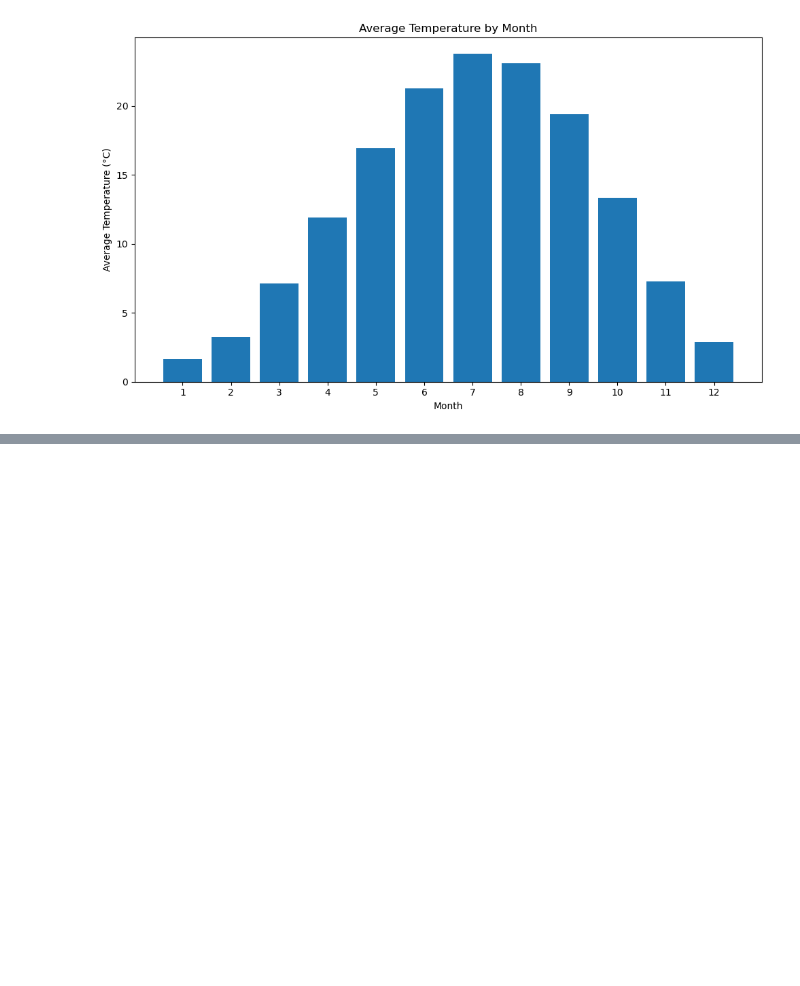
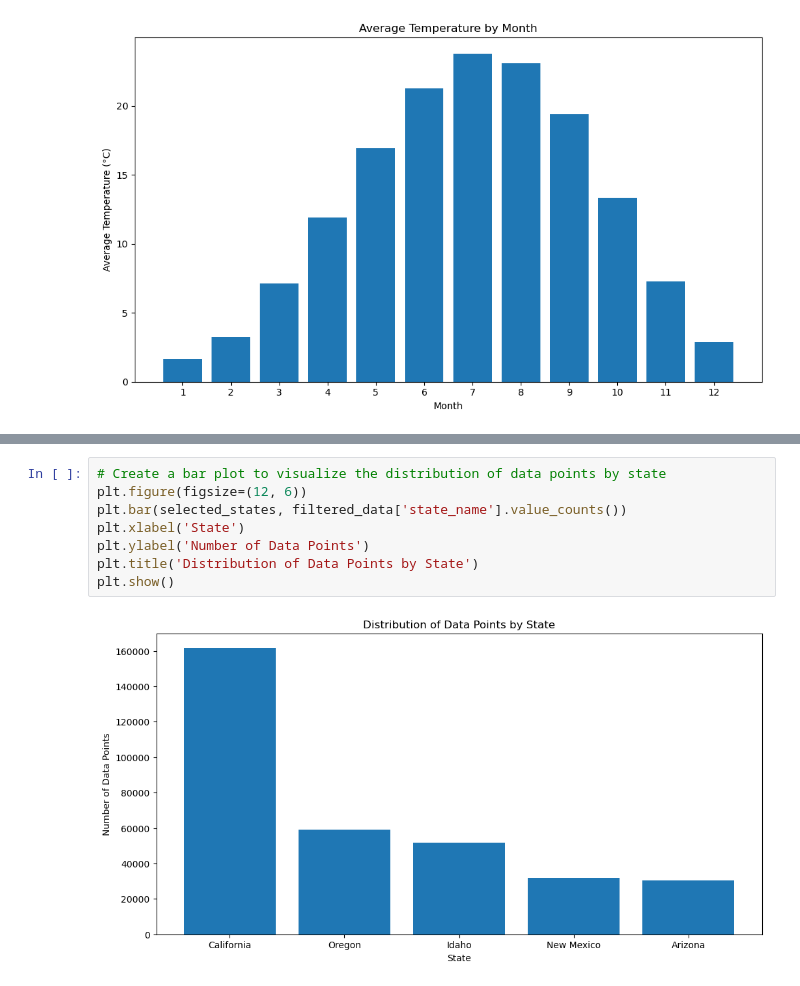
Before and after one commit to Pissane/Capstone_Project, a Jupyter notebook: seasonal_dependence.ipynb, the cells around one changed output, grey strips where cells are left out. Drawn from its saved outputs; the diff is of its cells as text; blank space fills up the shorter version.

```diff
--- a/seasonal_dependence.ipynb
+++ b/seasonal_dependence.ipynb
@@ -111,0 +203,10 @@ plt.show()
+# %%
+# Create a bar plot to visualize the distribution of data points by state
+plt.figure(figsize=(12, 6))
+plt.bar(selected_states, filtered_data['state_name'].value_counts())
+plt.xlabel('State')
+plt.ylabel('Number of Data Points')
+plt.title('Distribution of Data Points by State')
+plt.show()
+# %% [output]
+[figure, added]
```
Also changed, not shown: parts of 23 cells of this notebook, 1 other file.
